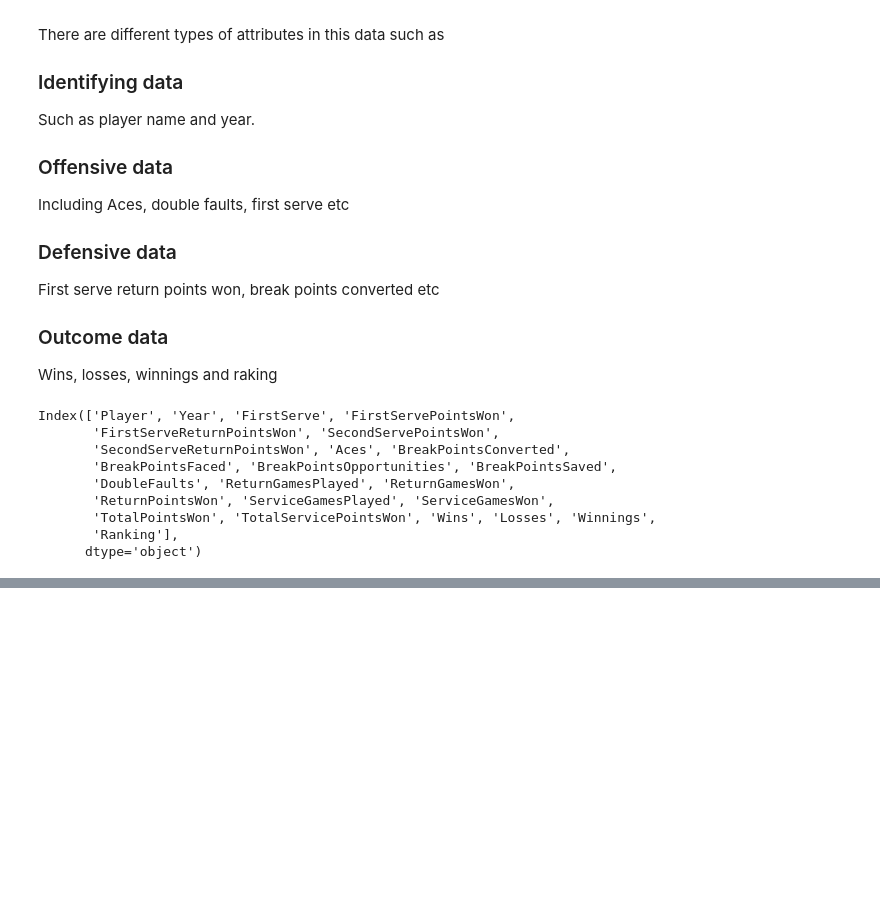
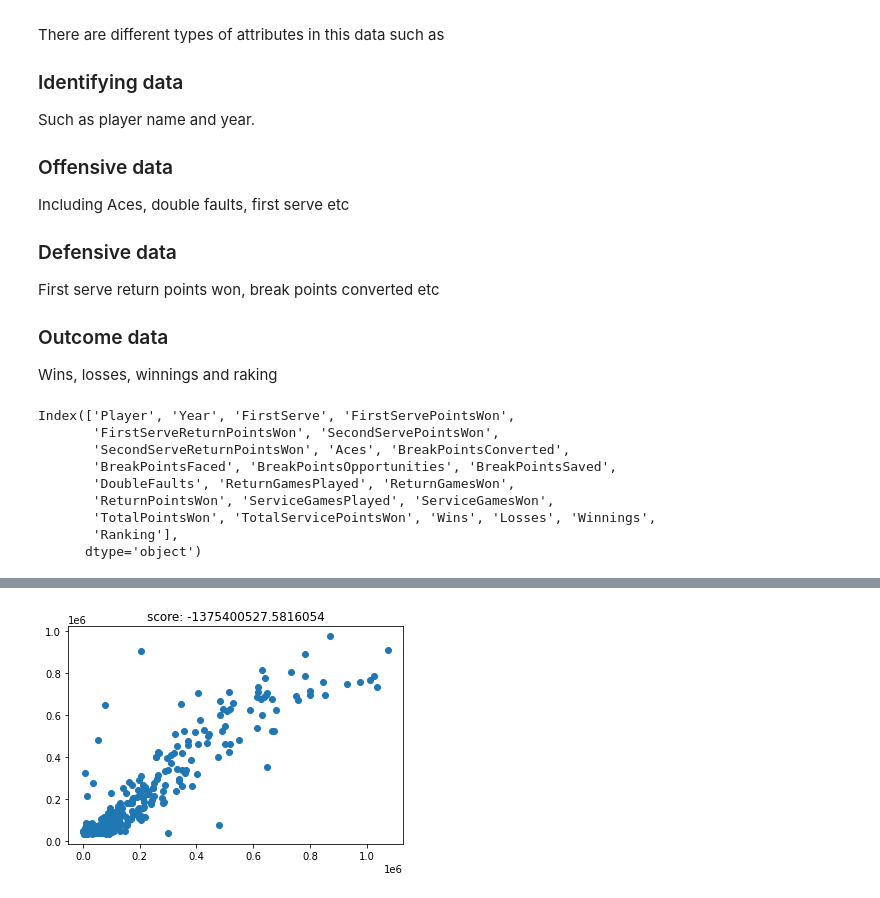
Before and after one commit to mplockhart/codecademy_projects, a Jupyter notebook: tennis_ace_starting/tennis_ace.ipynb, the cells around one changed output, grey strips where cells are left out. Drawn from its saved outputs; the diff is of its cells as text; code cells hidden in the pictures; blank space fills up the shorter version.

```diff
--- a/tennis_ace_starting/tennis_ace.ipynb
+++ b/tennis_ace_starting/tennis_ace.ipynb
@@ -188,4 +223,17 @@ for
 # %%
 ## perform two feature linear regressions here:
+# Looking at the obove, I looked at just 2 +ve correlations
+two_feature = ['ReturnGamesPlayed', 'Aces']
+X = df[two_feature]
+X_train, X_test, y_train, y_test = train_test_split(X, y, train_size = 0.8)
+tlr = LinearRegression()
+tlr.fit(X_train, y_train)
+y_predict = tlr.predict(X_test)
+#score = tlr.score(y_test, y_predict)
+plt.scatter(y_test, y_predict)
+plt.title(f'score: {score}')
+plt.show()
+# %% [output]
+[figure, added]
 # %%
 ## perform multiple feature linear regressions here:
```
Also changed, not shown: parts of 6 cells of this notebook.
